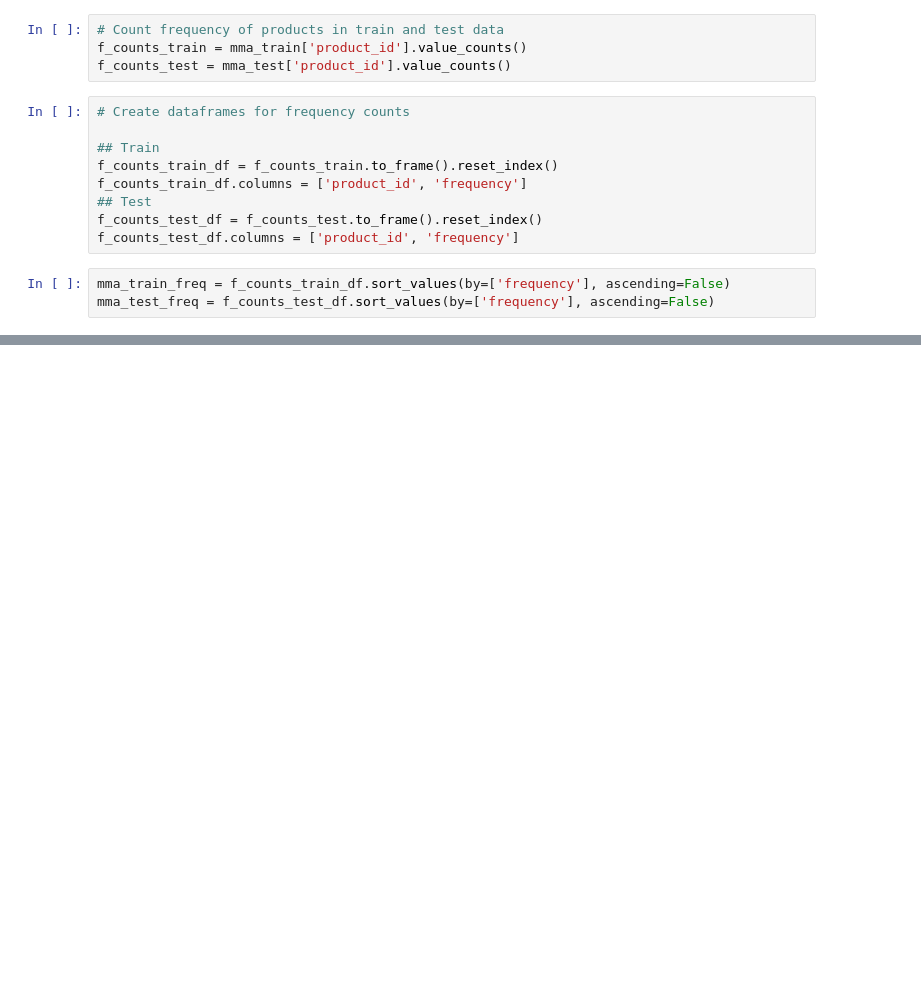
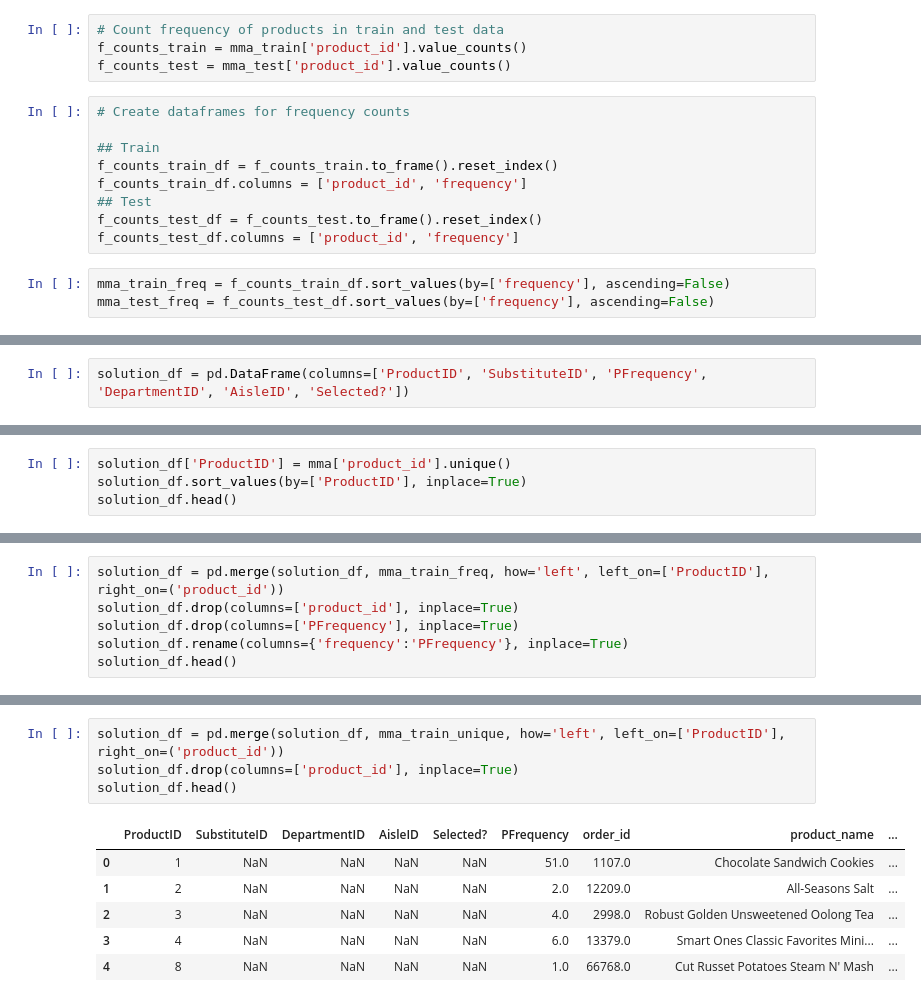
Before and after one commit to visilvestre/mma-datathon-2023, a Jupyter notebook: solution.ipynb, the cells around one changed output, grey strips where cells are left out. Cells and saved outputs as stored; diff of their text form; blank space fills up the shorter version.

```diff
--- a/solution.ipynb
+++ b/solution.ipynb
@@ -96,0 +101,2 @@ mma_test_freq = f_counts_test_df.sort_values(by=['frequency'], ascending=False)
+# %%
+solution_df = pd.DataFrame(columns=['ProductID', 'SubstituteID', 'PFrequency', 'DepartmentID', 'AisleID', 'Selected?'])
@@ -96,0 +105,4 @@ mma_test_freq = f_counts_test_df.sort_values(by=['frequency'], ascending=False)
+# %%
+solution_df['ProductID'] = mma['product_id'].unique()
+solution_df.sort_values(by=['ProductID'], inplace=True)
+solution_df.head()
@@ -96,0 +118,6 @@ mma_test_freq = f_counts_test_df.sort_values(by=['frequency'], ascending=False)
+# %%
+solution_df = pd.merge(solution_df, mma_train_freq, how='left', left_on=['ProductID'], right_on=('product_id'))
+solution_df.drop(columns=['product_id'], inplace=True)
+solution_df.drop(columns=['PFrequency'], inplace=True)
+solution_df.rename(columns={'frequency':'PFrequency'}, inplace=True)
+solution_df.head()
@@ -96,0 +163,11 @@ mma_test_freq = f_counts_test_df.sort_values(by=['frequency'], ascending=False)
+# %%
+solution_df = pd.merge(solution_df, mma_train_unique, how='left', left_on=['ProductID'], right_on=('product_id'))
+solution_df.drop(columns=['product_id'], inplace=True)
+solution_df.head()
+# %% [output]
+|  | ProductID | SubstituteID | DepartmentID | AisleID | Selected? | PFrequency | order_id | product_name | ... |
+| 0 | 1 | NaN | NaN | NaN | NaN | 51.0 | 1107.0 | Chocolate Sandwich Cookies | ... |
+| 1 | 2 | NaN | NaN | NaN | NaN | 2.0 | 12209.0 | All-Seasons Salt | ... |
+| 2 | 3 | NaN | NaN | NaN | NaN | 4.0 | 2998.0 | Robust Golden Unsweetened Oolong Tea | ... |
+| 3 | 4 | NaN | NaN | NaN | NaN | 6.0 | 13379.0 | Smart Ones Classic Favorites Mini... | ... |
+| 4 | 8 | NaN | NaN | NaN | NaN | 1.0 | 66768.0 | Cut Russet Potatoes Steam N' Mash | ... |
```
Also changed, not shown: parts of 19 cells of this notebook.
